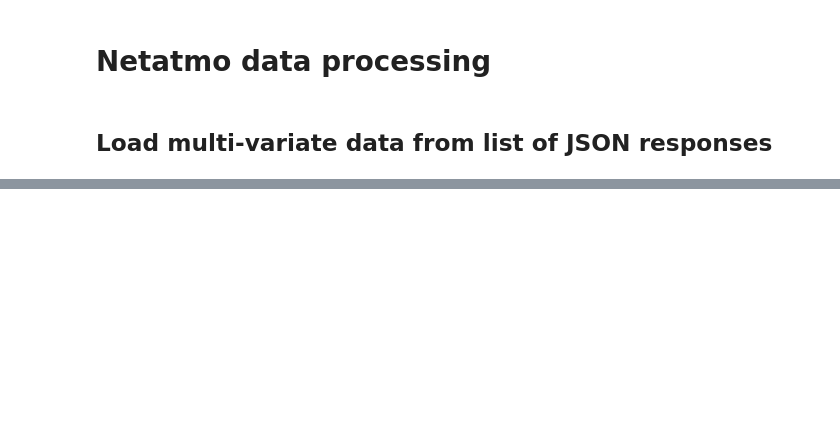
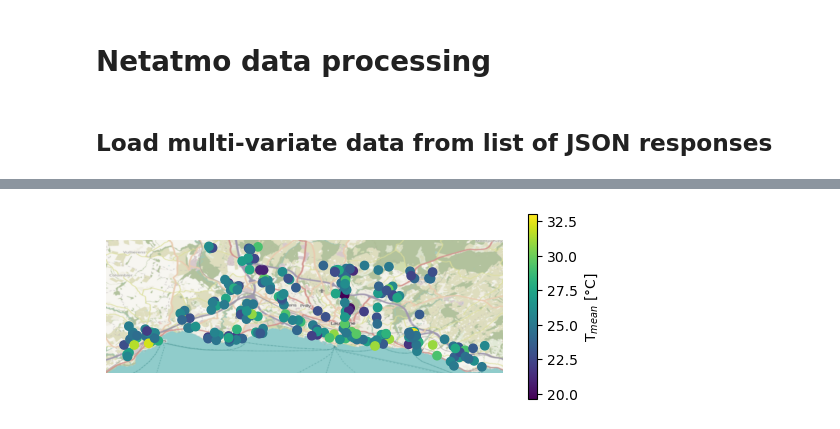
Before and after one commit to martibosch/uhi-drivers-lausanne, a Jupyter notebook: notebooks/netatmo-preprocessing.ipynb, the cells around one changed output, grey strips where cells are left out. Cells and saved outputs as stored; diff of their text form; code cells hidden in the pictures; blank space fills up the shorter version.

```diff
--- a/notebooks/netatmo-preprocessing.ipynb
+++ b/notebooks/netatmo-preprocessing.ipynb
@@ -45 +48,8 @@ dtype: geometry
+# %%
+# plot by average temperature
+t_mean_ser = ts_df.loc["temperature"].reset_index().pivot(index="time", columns="id", values="value").mean().rename("T_mean")
+plot_kws = {"legend_kwds": {"shrink": 0.5, "label": "T$_{mean}$ [$\degree$C]"}}
+_ = plot_utils.plot_stations_by_var(station_gser.loc[t_mean_ser.index], t_mean_ser, edgecolor=None, plot_kws=plot_kws)
+# %% [output]
+[figure, added]
 # %%
```
Also changed, not shown: parts of 11 cells of this notebook, 6 other files.
